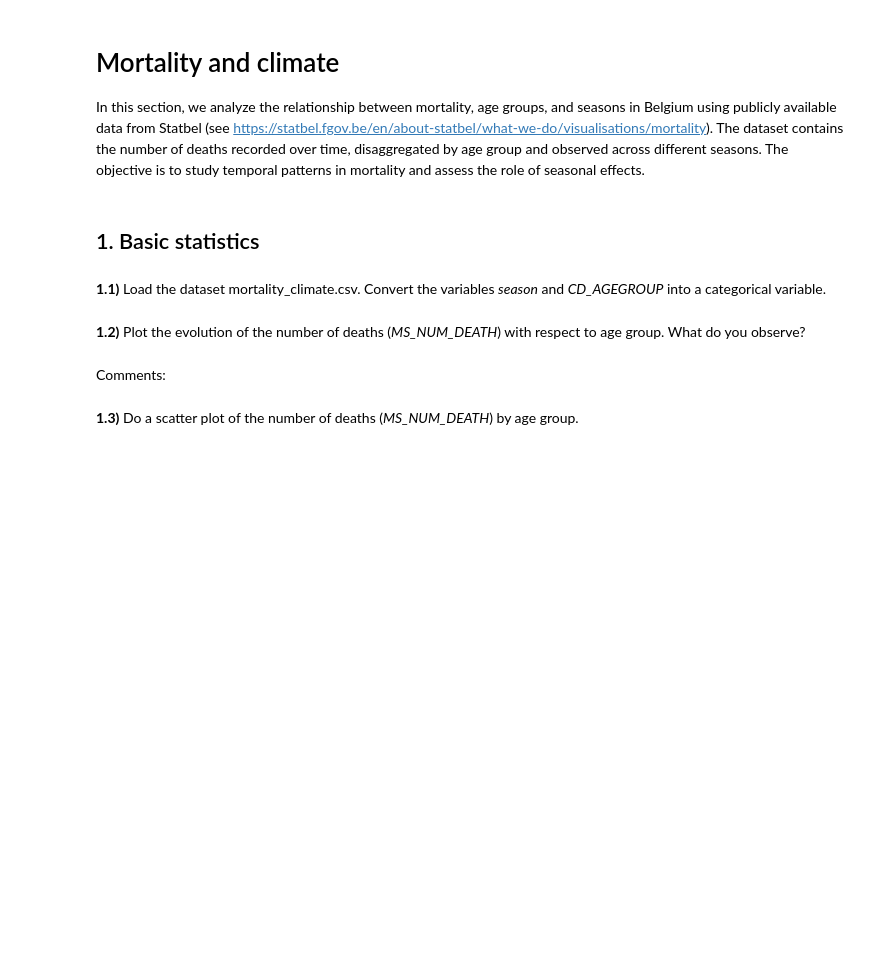
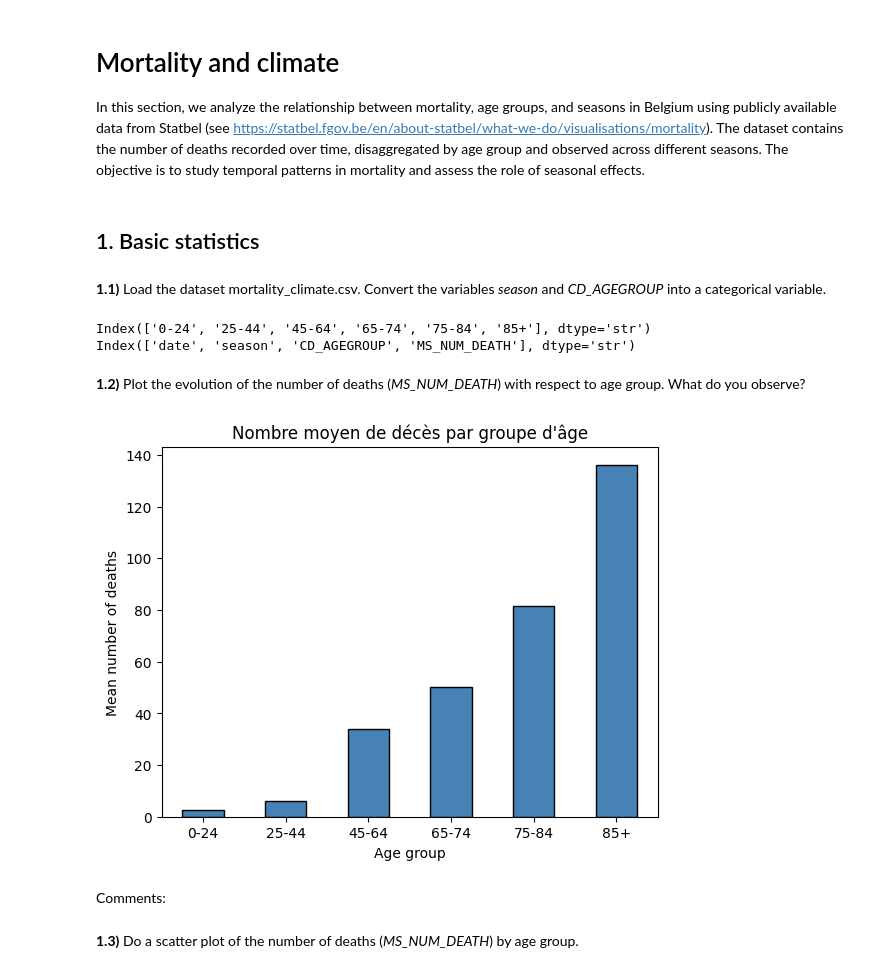
Before and after one commit to Auremifasol/Hackaton_1-Statistiques, a Jupyter notebook: Hackathon_26_27.ipynb, the cells around one changed output. Cells and saved outputs as stored; diff of their text form; code cells hidden in the pictures; blank space fills up the shorter version.

```diff
--- a/Hackathon_26_27.ipynb
+++ b/Hackathon_26_27.ipynb
@@ -46,10 +46,37 @@ In this section, we analyze the relationship between mortality, age groups, and
 **1.1)** Load the dataset mortality_climate.csv. Convert the variables *season* and *CD_AGEGROUP* into a categorical variable.
 # %%
 # Code here
+import pandas as pd
+
+df = pd.read_csv("mortality_climate.csv")
+
+df['season'] = df['season'].astype("category")
+df['CD_AGEGROUP'] =df['CD_AGEGROUP'].astype("category")
+
+ordre = ["0-24", "25-44", "45-64", "65-74", "75-84", "85+"]
+df['CD_AGEGROUP'] = df['CD_AGEGROUP'].cat.reorder_categories(ordre, ordered=True)
+
+print(df['CD_AGEGROUP'].cat.categories)
+print(df.columns)
+# %% [output]
+Index(['0-24', '25-44', '45-64', '65-74', '75-84', '85+'], dtype='str')
+Index(['date', 'season', 'CD_AGEGROUP', 'MS_NUM_DEATH'], dtype='str')
 # %% [markdown]
 **1.2)** Plot the evolution of the number of deaths (*MS_NUM_DEATH*) with respect to age group. What do you observe?
 # %%
 # Code here
+import matplotlib.pyplot as plt
+
+moyennes = df.groupby("CD_AGEGROUP", observed=True)["MS_NUM_DEATH"].mean()
+
+moyennes.plot(kind="bar", color="steelblue", edgecolor="black")
+plt.xlabel("Age group")
+plt.ylabel("Mean number of deaths")
+plt.title("Nombre moyen de décès par groupe d'âge")
+plt.xticks(rotation=0)
+plt.show()
+# %% [output]
+[figure, added]
 # %% [markdown]
 Comments:
 # %% [markdown]
```
Also changed, not shown: parts of 3 cells of this notebook.
